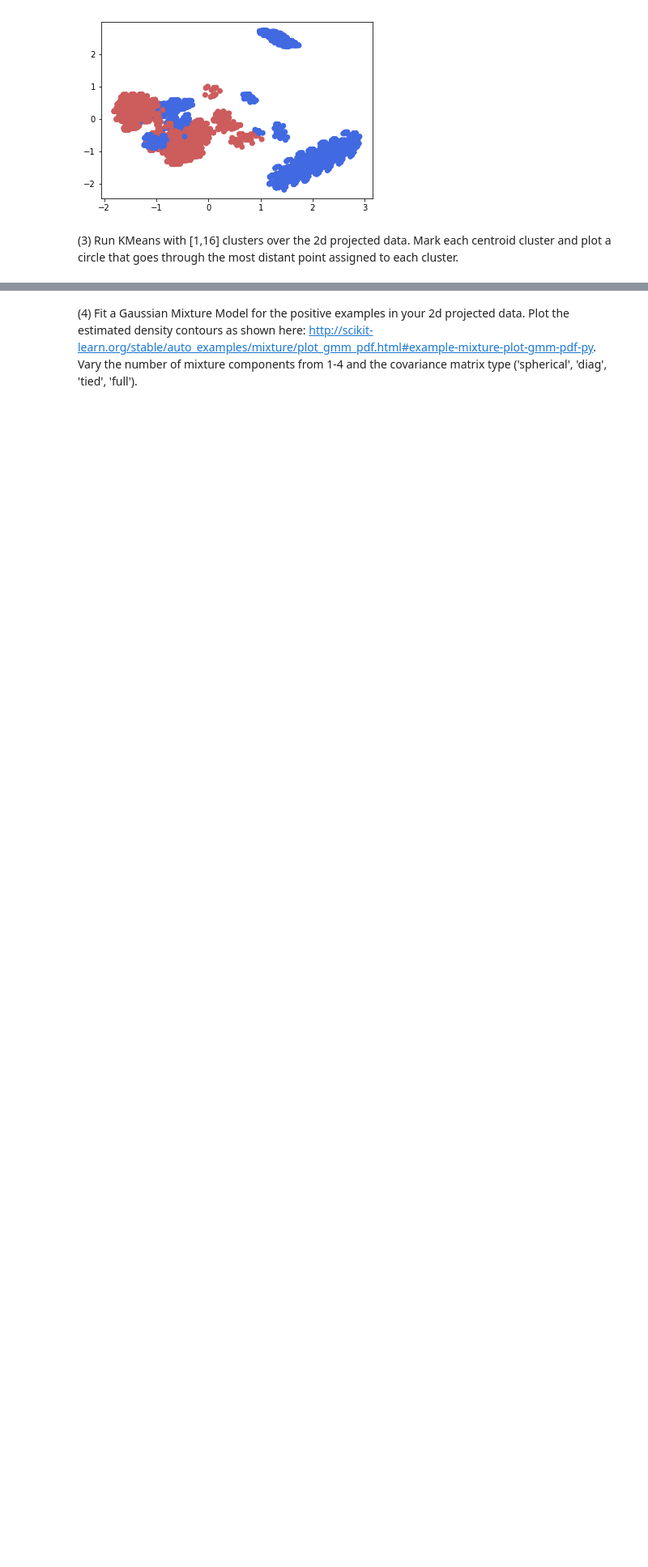
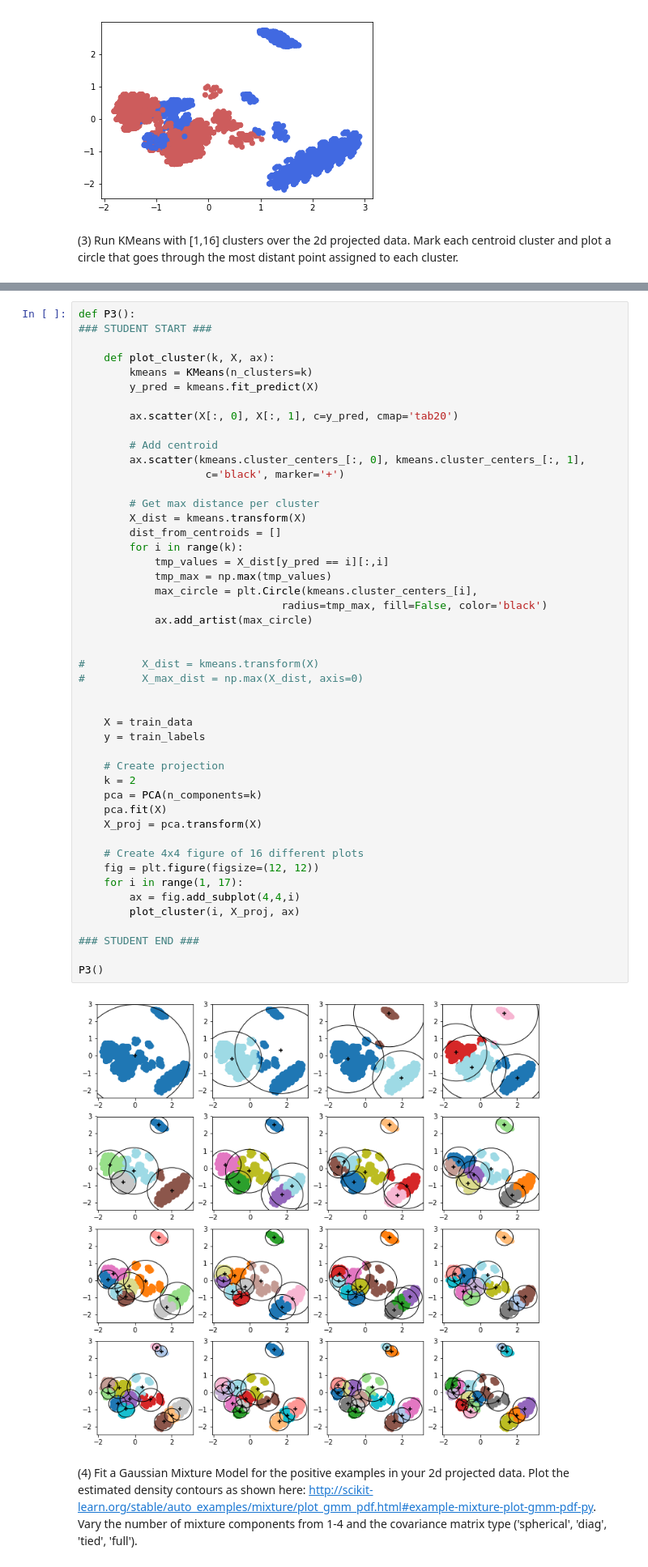
Before and after one commit to kevinhanna/W207_Projects, a Jupyter notebook: Kevin_Hanna_p3.ipynb, the cells around one changed output, grey strips where cells are left out. Shown at 81% size. Cells and saved outputs as stored; diff of their text form; blank space fills up the shorter version.

```diff
--- a/Kevin_Hanna_p3.ipynb
+++ b/Kevin_Hanna_p3.ipynb
@@ -111,3 +104,52 @@ P3()
+# %%
+def P3():
+### STUDENT START ###
+
+    def plot_cluster(k, X, ax):
+        kmeans = KMeans(n_clusters=k)
+        y_pred = kmeans.fit_predict(X)
+
+        ax.scatter(X[:, 0], X[:, 1], c=y_pred, cmap='tab20')
+
+        # Add centroid
+        ax.scatter(kmeans.cluster_centers_[:, 0], kmeans.cluster_centers_[:, 1],
+                    c='black', marker='+')
+
+        # Get max distance per cluster
+        X_dist = kmeans.transform(X)
+        dist_from_centroids = []
+        for i in range(k):
+            tmp_values = X_dist[y_pred == i][:,i]
+            tmp_max = np.max(tmp_values)
+            max_circle = plt.Circle(kmeans.cluster_centers_[i],
+                                radius=tmp_max, fill=False, color='black')
+            ax.add_artist(max_circle)
+
+
+#         X_dist = kmeans.transform(X)
+#         X_max_dist = np.max(X_dist, axis=0)
+
+
+    X = train_data
+    y = train_labels
+
+    # Create projection
+    k = 2
+    pca = PCA(n_components=k)
+    pca.fit(X)
+    X_proj = pca.transform(X)
+
+    # Create 4x4 figure of 16 different plots
+    fig = plt.figure(figsize=(12, 12))
+    for i in range(1, 17):
+        ax = fig.add_subplot(4,4,i)
+        plot_cluster(i, X_proj, ax)
+
+### STUDENT END ###
+
+P3()
+# %% [output]
+[figure, added]
 # %% [markdown]
 (4) Fit a Gaussian Mixture Model for the positive examples in your 2d projected data. Plot the estimated density contours as shown here: http://scikit-learn.org/stable/auto_examples/mixture/plot_gmm_pdf.html#example-mixture-plot-gmm-pdf-py. Vary the number of mixture components from 1-4 and the covariance matrix type ('spherical', 'diag', 'tied', 'full').
 # %%
```
Also changed, not shown: parts of 2 cells of this notebook.
